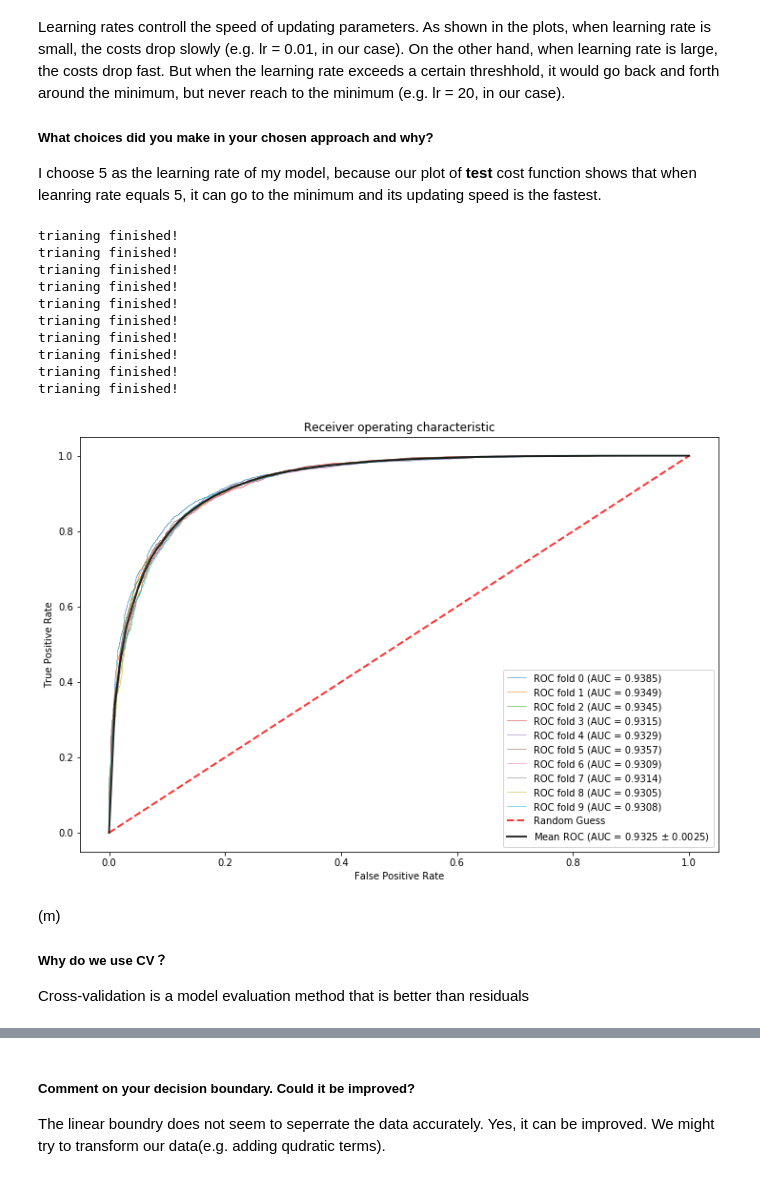
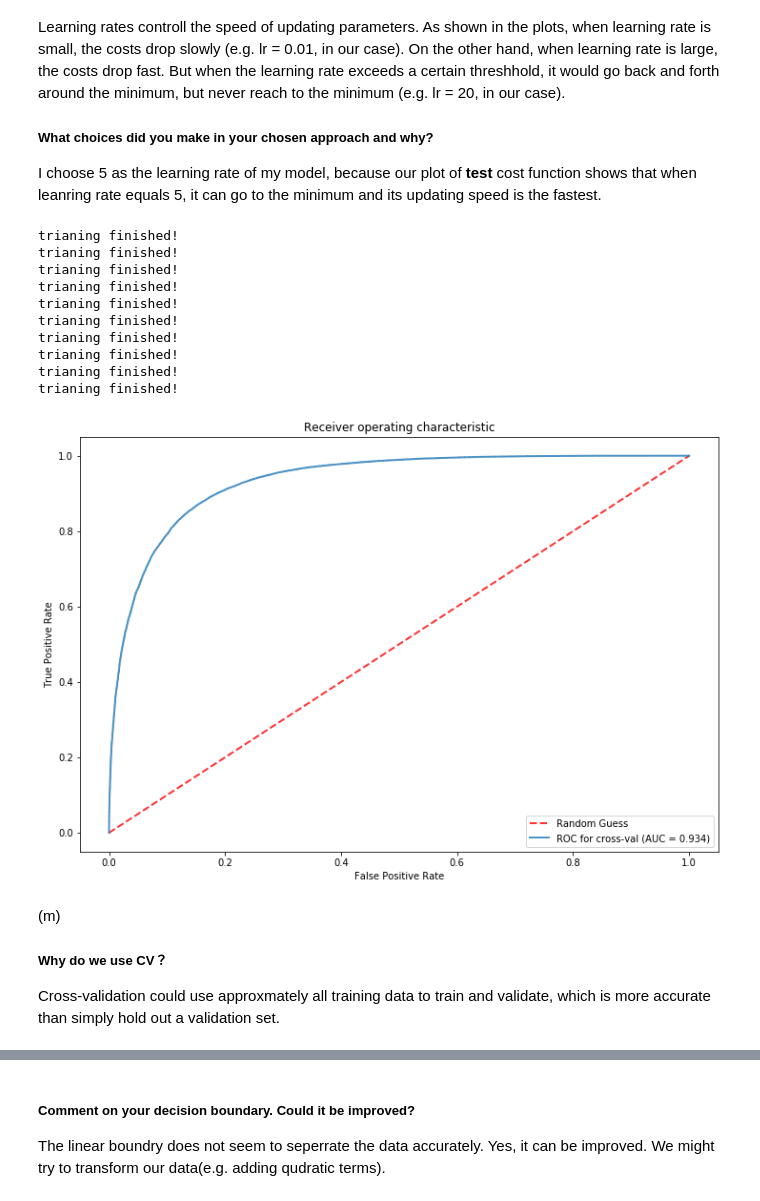
Before and after one commit to chrimiway/machine-learning-course, a Jupyter notebook: Assignment3.ipynb, the cells around one changed output, grey strips where cells are left out. Cells and saved outputs as stored; diff of their text form; code cells hidden in the pictures.

```diff
--- a/Assignment3.ipynb
+++ b/Assignment3.ipynb
@@ -191,6 +191,9 @@ class LogisticReg:
 # partition data
 shuffle = np.arange(len(y))
 np.random.shuffle(shuffle)
+
+x = x[shuffle]
+y = y[shuffle]
 
 x_train_og = x[:70000]
 y_train_og = y[:70000]
@@ -296,10 +299,8 @@ from sklearn.metrics import roc_curve, auc
 from scipy import interp
 
 skf = StratifiedKFold(n_splits=10)
-i = 0
-tprs = []
-aucs = []
-mean_fpr = np.linspace(0, 1, 100)
+y_hat = []
+y_val_list = []
 plt.figure(figsize=(12, 8))
 
 # partition the training data into training and validation set
@@ -320,56 +321,50 @@ for tr_index, val_index in skf.split(x_train_og, y_train_og):
                               x_val))
 
     logreg_cv = LogisticReg()
     logreg_cv.fit(x_train=x_tr, y_train=y_tr, x_test=x_val, y_test=y_val, lr = 5, show_hist=False)
 
-    y_val_hat = logreg_cv.predict(x_val)
+    y_hat.append(logreg_cv.predict(x_val))
+    y_val_list.append(y_val)
+    pass
 
-    fpr, tpr, thresholds = roc_curve(y_val, y_val_hat)
-    roc_auc = auc(fpr, tpr)
+# combine k folds
+y_hat_total = np.concatenate(y_hat)
+y_val_total = np.concatenate(y_val_list)
 
-    tprs.append(interp(mean_fpr, fpr, tpr))
-    tprs[-1][0] = 0.0
-    roc_auc = auc(fpr, tpr)
-    aucs.append(roc_auc)
+# print(y_hat_total.shape, y_val_total.shape)
 
-    plt.plot(fpr, tpr, lw=0.5, alpha=1,
-             label='ROC fold %d (AUC = %0.4f)' % (i, roc_auc))
-    i += 1
-    pass
+fpr, tpr, thresholds = roc_curve(y_val_total, y_hat_total)
+roc_auc = auc(fpr, tpr)
 
 plt.plot([0, 1], [0, 1], linestyle='--', lw=2, color='r',
          label='Random Guess', alpha=.8)
 
-mean_tpr = np.mean(tprs, axis=0)
-mean_tpr[-1] = 1.0
-mean_auc = auc(mean_fpr, mean_tpr)
-std_auc = np.std(aucs)
-plt.plot(mean_fpr, mean_tpr, color='black',
-         label=r'Mean ROC (AUC = %0.4f $\pm$ %0.4f)' % (mean_auc, std_auc),
+plt.plot(fpr, tpr,
+         label='ROC for cross-val (AUC = {:.4})'.format(roc_auc),
          lw=2, alpha=.8)
 
 plt.legend(loc="lower right")
 plt.xlabel('False Positive Rate')
 plt.ylabel('True Positive Rate')
 plt.title('Receiver operating characteristic')
 plt.show()
 # %% [output]
 trianing finished!
 trianing finished!
 trianing finished!
 trianing finished!
 trianing finished!
 trianing finished!
 trianing finished!
 trianing finished!
 trianing finished!
 trianing finished!
-[figure, old version]
+[figure, new version]
-# %% [markdown]
-(m)
-
-##### Why do we use CV？
-Cross-validation is a model evaluation method that is better than residuals
+# %% [markdown]
+(m)
+
+##### Why do we use CV？
+Cross-validation could use approxmately all training data to train and validate, which is more accurate than simply hold out a validation set.
 # %%
 # (n)
 
```
Also changed, not shown: parts of 50 cells of this notebook.
